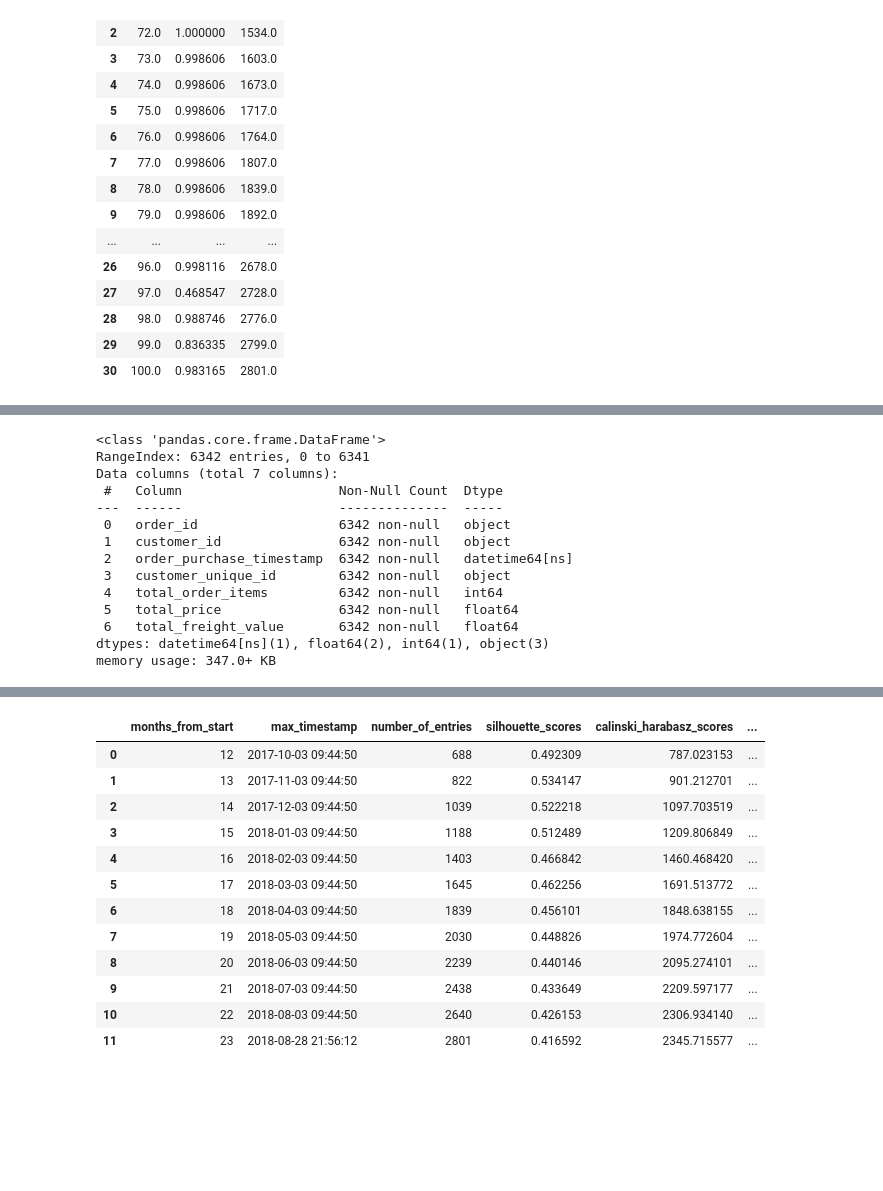
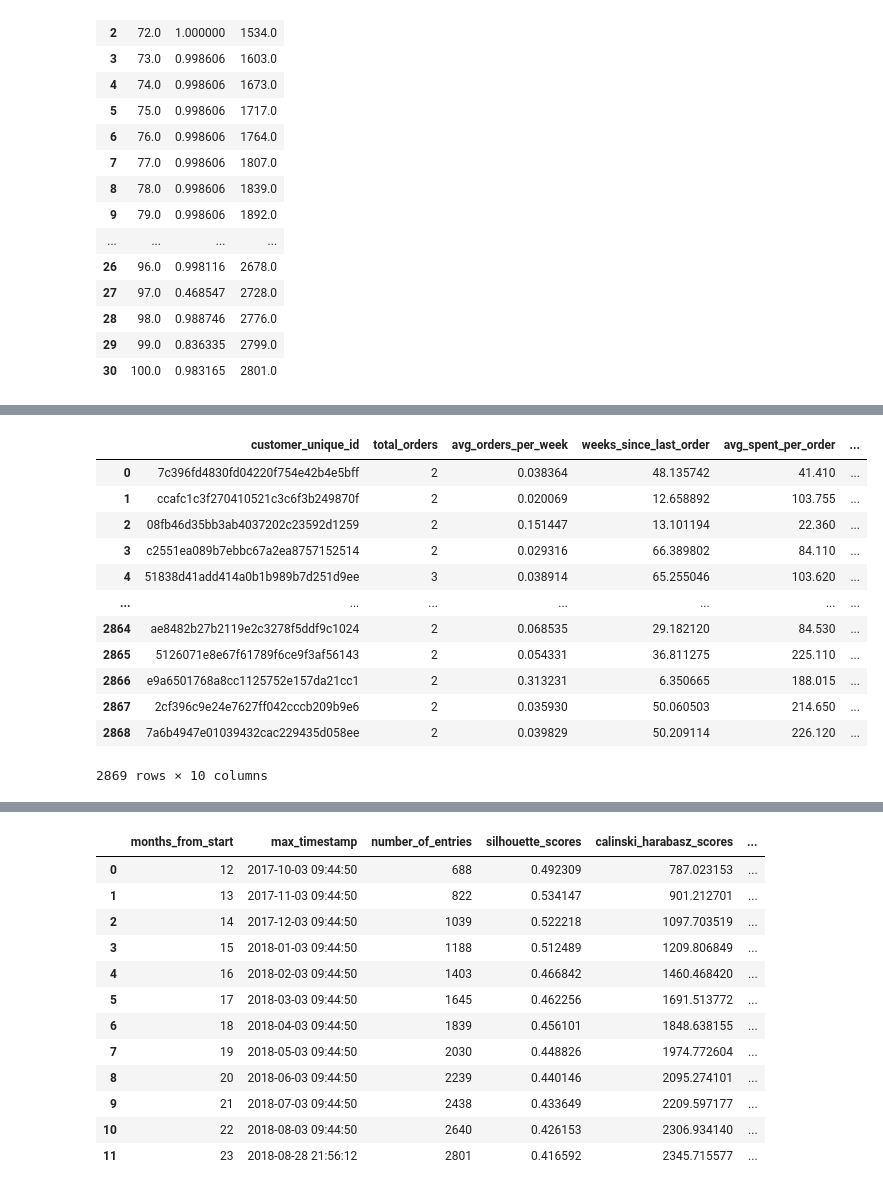
Before and after one commit to gabrielhermel/OC_DS_P5, a Jupyter notebook: Hermel_Gabriel_3_notebook_simulation_122022.ipynb, the cells around one changed output, grey strips where cells are left out. Saved outputs shown, nothing was run; the diff lists cells and outputs as text; code cells hidden in the pictures; blank space fills up the shorter version.

```diff
--- a/Hermel_Gabriel_3_notebook_simulation_122022.ipynb
+++ b/Hermel_Gabriel_3_notebook_simulation_122022.ipynb
@@ -193,17 +198,58 @@ display(orders_df)
-# %%
-orders_df.info()
-# %% [output]
-<class 'pandas.core.frame.DataFrame'>
-RangeIndex: 6342 entries, 0 to 6341
-Data columns (total 7 columns):
- #   Column                    Non-Null Count  Dtype
----  ------                    --------------  -----
- 0   order_id                  6342 non-null   object
- 1   customer_id               6342 non-null   object
- 2   order_purchase_timestamp  6342 non-null   datetime64[ns]
- 3   customer_unique_id        6342 non-null   object
- 4   total_order_items         6342 non-null   int64
- 5   total_price               6342 non-null   float64
- 6   total_freight_value       6342 non-null   float64
-dtypes: datetime64[ns](1), float64(2), int64(1), object(3)
-memory usage: 347.0+ KB
+# %%
+repeat_customers_df = pd.DataFrame(
+    {"customer_unique_id": orders_df["customer_unique_id"].unique()}
+)
+
+
+def get_repeat_customer_info(row, limit_timestamp):
+    customer_order_rows = orders_df.loc[
+        orders_df["customer_unique_id"] == row["customer_unique_id"]
+    ]
+    last_order_dict = customer_order_rows.loc[
+        customer_order_rows["order_purchase_timestamp"]
+        == customer_order_rows["order_purchase_timestamp"].max()
+    ].to_dict("records")[0]
+    row["total_orders"] = customer_order_rows.shape[0]
+    row["avg_orders_per_week"] = row["total_orders"] / (
+        (limit_timestamp - customer_order_rows["order_purchase_timestamp"].min())
+        / np.timedelta64(1, "W")
+    )
+    row["weeks_since_last_order"] = (
+        limit_timestamp - last_order_dict["order_purchase_timestamp"]
+    ) / np.timedelta64(1, "W")
+    row["avg_spent_per_order"] = (
+        customer_order_rows["total_price"].mean()
+        + customer_order_rows["total_freight_value"].mean()
+    )
+    row["spent_last_order"] = (
+        last_order_dict["total_price"] + last_order_dict["total_freight_value"]
+    )
+    row["avg_installments_per_order"] = customer_order_rows[
+        "payment_installments"
+    ].mean()
+    row["installments_last_order"] = last_order_dict["payment_installments"]
+    row["avg_review_score"] = customer_order_rows["review_score"].mean()
+    row["review_score_last_order"] = last_order_dict["review_score"]
+
+    return row
+
+
+repeat_customers_df = repeat_customers_df.apply(
+    get_repeat_customer_info, args=[timestamps_to_compare[-1]], axis=1
+)
+
+display(repeat_customers_df)
+# %% [output]
+|  | customer_unique_id | total_orders | avg_orders_per_week | weeks_since_last_order | avg_spent_per_order | ... |
+| 0 | 7c396fd4830fd04220f754e42b4e5bff | 2 | 0.038364 | 48.135742 | 41.410 | ... |
+| 1 | ccafc1c3f270410521c3c6f3b249870f | 2 | 0.020069 | 12.658892 | 103.755 | ... |
+| 2 | 08fb46d35bb3ab4037202c23592d1259 | 2 | 0.151447 | 13.101194 | 22.360 | ... |
+| 3 | c2551ea089b7ebbc67a2ea8757152514 | 2 | 0.029316 | 66.389802 | 84.110 | ... |
+| 4 | 51838d41add414a0b1b989b7d251d9ee | 3 | 0.038914 | 65.255046 | 103.620 | ... |
+| ... | ... | ... | ... | ... | ... | ... |
+| 2864 | ae8482b27b2119e2c3278f5ddf9c1024 | 2 | 0.068535 | 29.182120 | 84.530 | ... |
+| 2865 | 5126071e8e67f61789f6ce9f3af56143 | 2 | 0.054331 | 36.811275 | 225.110 | ... |
+| 2866 | e9a6501768a8cc1125752e157da21cc1 | 2 | 0.313231 | 6.350665 | 188.015 | ... |
+| 2867 | 2cf396c9e24e7627ff042cccb209b9e6 | 2 | 0.035930 | 50.060503 | 214.650 | ... |
+| 2868 | 7a6b4947e01039432cac229435d058ee | 2 | 0.039829 | 50.209114 | 226.120 | ... |
+2869 rows × 10 columns
```
Also changed, not shown: parts of 3 cells of this notebook.
